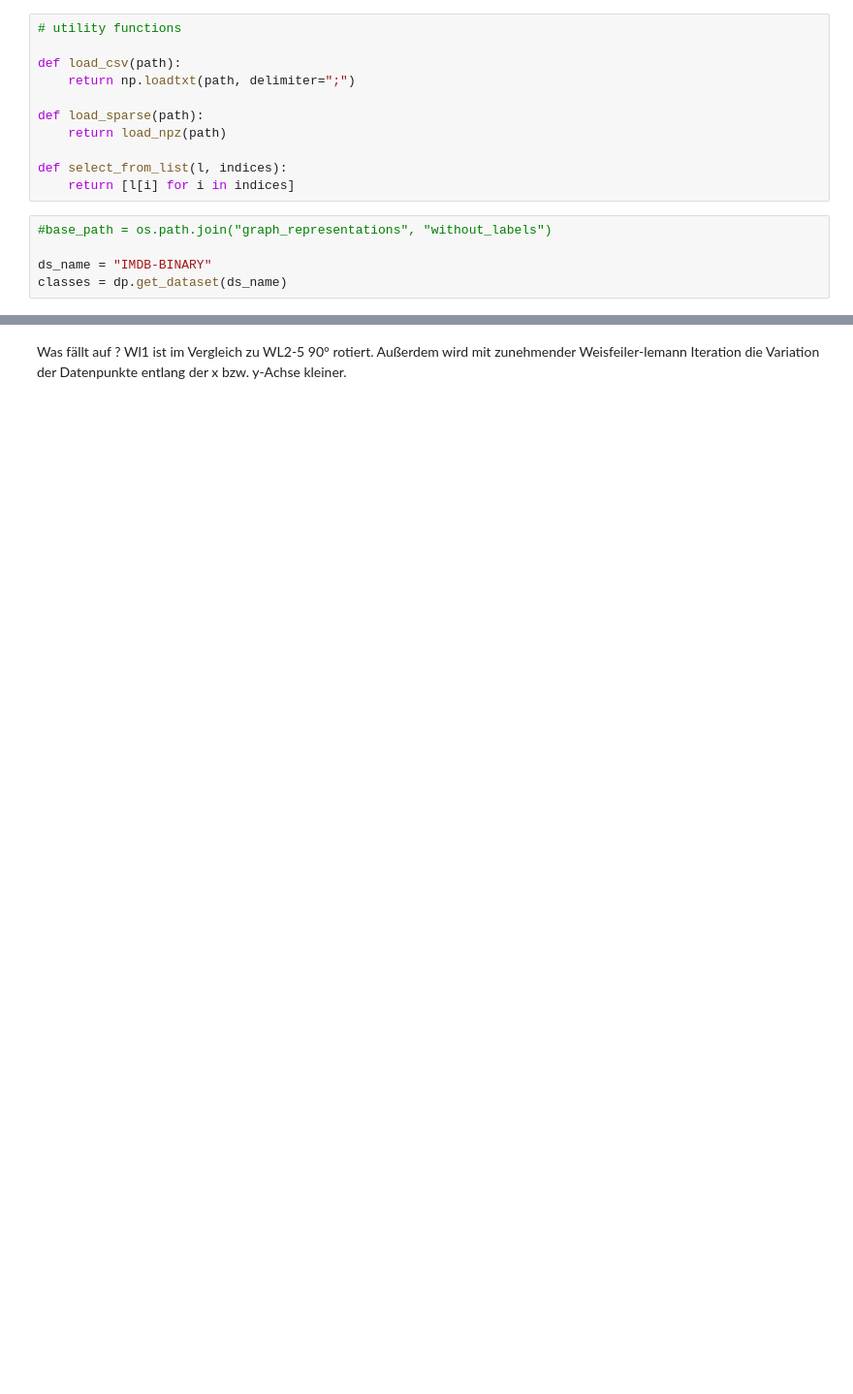
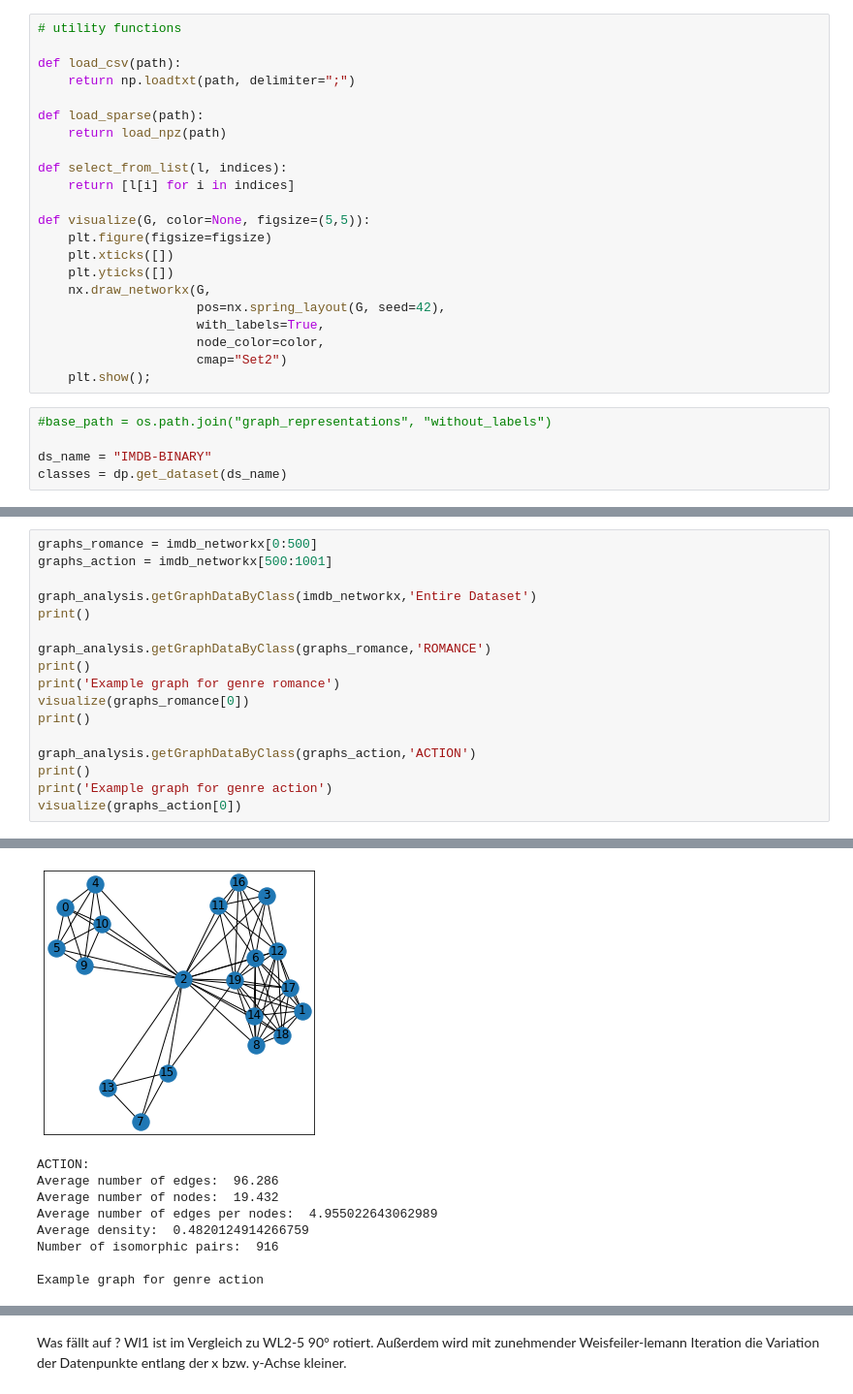
Before and after one commit to Niklas123456789/DM, a Jupyter notebook: tudataset/tud_benchmark/EDA.ipynb, the cells around one changed output, grey strips where cells are left out. Shown at 97% size. Cells and saved outputs as stored; diff of their text form; blank space fills up the shorter version.

```diff
--- a/tudataset/tud_benchmark/EDA.ipynb
+++ b/tudataset/tud_benchmark/EDA.ipynb
@@ -19,6 +21,17 @@ def load_sparse(path):
 
 def select_from_list(l, indices):
     return [l[i] for i in indices]
+
+def visualize(G, color=None, figsize=(5,5)):
+    plt.figure(figsize=figsize)
+    plt.xticks([])
+    plt.yticks([])
+    nx.draw_networkx(G,
+                     pos=nx.spring_layout(G, seed=42),
+                     with_labels=True,
+                     node_color=color,
+                     cmap="Set2")
+    plt.show();
 # %%
 #base_path = os.path.join("graph_representations", "without_labels")
 
@@ -26,0 +60,18 @@ classes = dp.get_dataset(ds_name)
+# %%
+graphs_romance = imdb_networkx[0:500]
+graphs_action = imdb_networkx[500:1001]
+
+graph_analysis.getGraphDataByClass(imdb_networkx,'Entire Dataset')
+print()
+
+graph_analysis.getGraphDataByClass(graphs_romance,'ROMANCE')
+print()
+print('Example graph for genre romance')
+visualize(graphs_romance[0])
+print()
+
+graph_analysis.getGraphDataByClass(graphs_action,'ACTION')
+print()
+print('Example graph for genre action')
+visualize(graphs_action[0])
+# %% [output]
@@ -26,0 +93,9 @@ classes = dp.get_dataset(ds_name)
+[figure, added]
+ACTION:
+Average number of edges:  96.286
+Average number of nodes:  19.432
+Average number of edges per nodes:  4.955022643062989
+Average density:  0.4820124914266759
+Number of isomorphic pairs:  916
+
+Example graph for genre action
```
Also changed, not shown: parts of 13 cells of this notebook, 4 other files.
